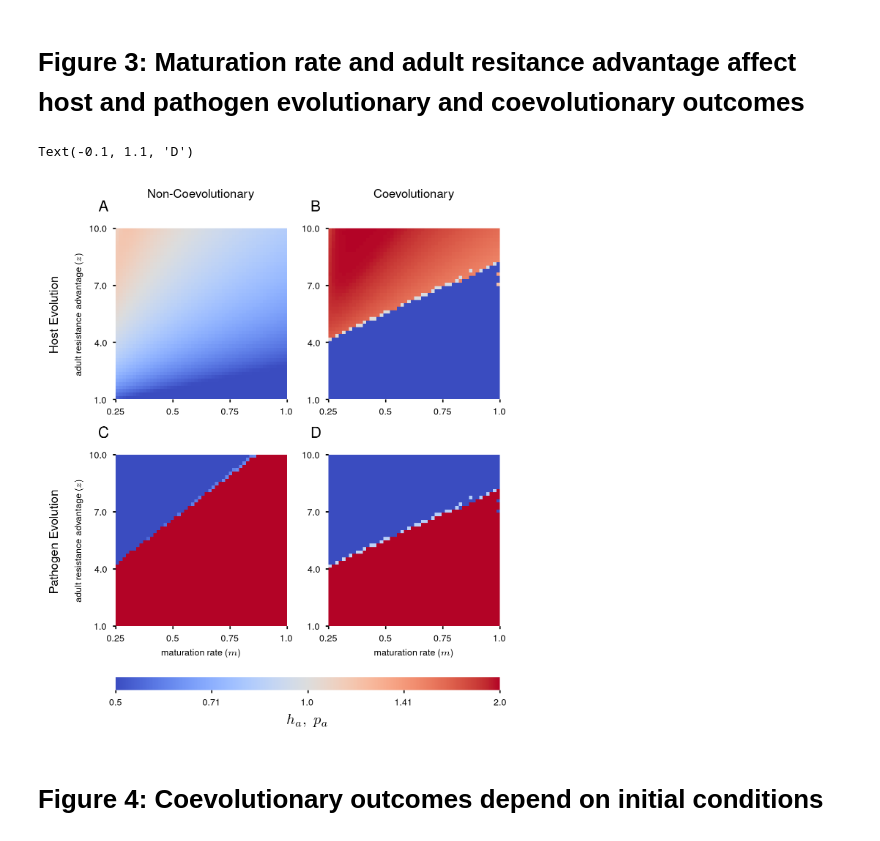
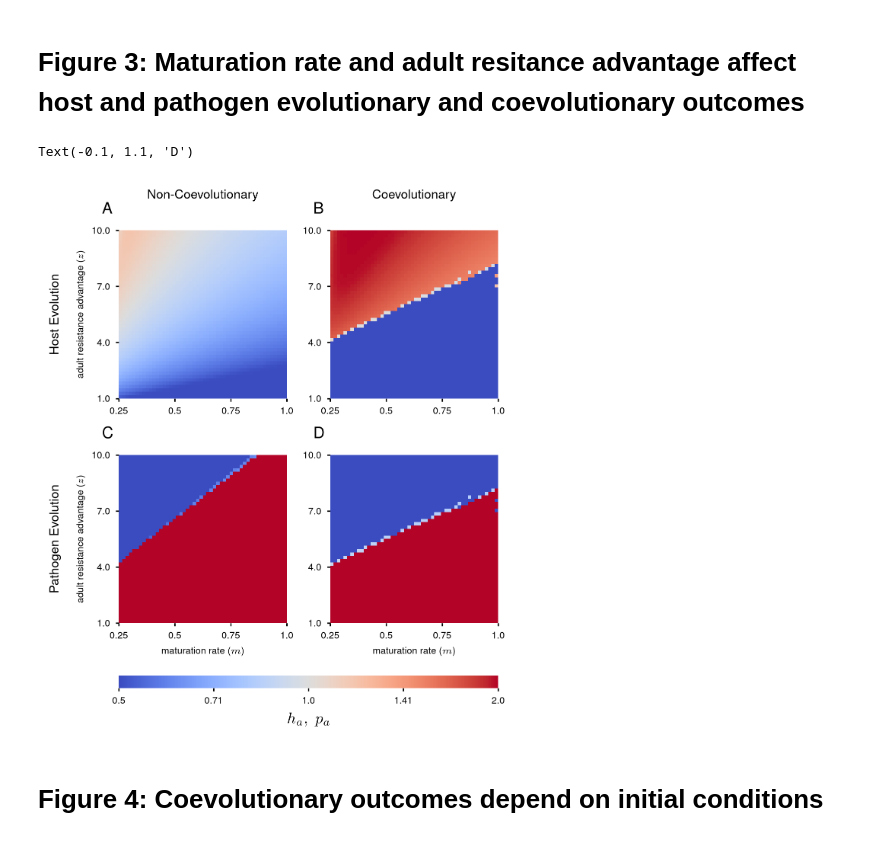
Before and after one commit to svhulse/transmission-coevolution, a Jupyter notebook: figures_main.ipynb, the cells around one changed output. Drawn from its saved outputs; the diff is of its cells as text; code cells hidden in the pictures.

```diff
--- a/figures_main.ipynb
+++ b/figures_main.ipynb
@@ -150,7 +150,7 @@ path_raster = RasterAnalysis(path_path, arg_x='m', arg_y='z')
 coevol_raster_50 = RasterAnalysis(coevol_path_50, arg_x='m', arg_y='z')
 coevol_raster_60 = RasterAnalysis(coevol_path_60, arg_x='m', arg_y='z')
 # %%
-fig, ax = plt.subplots(figsize=(5,5), ncols=2, nrows=2, layout='compressed')
+fig, ax = plt.subplots(ncols=2, nrows=2, layout='compressed')
 
 S_host, I_host, = host_raster.evol_plot()
 S_path, I_path, = path_raster.evol_plot()
@@ -166,34 +166,34 @@ ax[1,1].imshow(99 - I_coevol_50, cmap='coolwarm', vmin=0, vmax=99)
 for axis in ax.reshape(-1):
     axis.invert_yaxis()
     axis.set_frame_on(False)
     axis.tick_params('both', length=2)
 
 coevol_raster_60.label_axes(ax[0,0], (4, 4), label_x=False, label_y=True)
 coevol_raster_60.label_axes(ax[1,0], (4, 4), label_y=True, x_string=r'maturation rate ($m$)')
 coevol_raster_50.label_axes(ax[0,1], (4, 4), label_x=False, label_y=False)
 coevol_raster_50.label_axes(ax[1,1], (4, 4), label_y=False, x_string=r'maturation rate ($m$)')
 
 ax[0,0].set_title('Non-Coevolutionary', pad=20, fontsize=8)
 ax[0,1].set_title('Coevolutionary', pad=20, fontsize=8)
 
 ax[0,0].annotate('Host Evolution', xy=(0, 0.5), xytext=(-40,0), xycoords='axes fraction', textcoords='offset points', ha='center', va='center', rotation=90, fontsize=8)
 ax[1,0].annotate('Pathogen Evolution', xy=(0, 0.5), xytext=(-40,0), xycoords='axes fraction', textcoords='offset points', ha='center', va='center', rotation=90, fontsize=8)
 
 cbar = fig.colorbar(plot, ax=ax[:], location='bottom', aspect=30)
 cbar.ax.set_xticklabels(['Low Juvenile Transmission \n High Adult Transmission', 'High Juvenile Transmission \n Low Adult Transmission'])
 cbar.ax.tick_params(axis='both', which='both', length=2)
 cbar.ax.set_xticks(np.linspace(0, 99, 5))
 cbar.ax.set_xticklabels(np.round(np.logspace(-1, 1, 5, base=2), 2))
 cbar.set_label(r'$h_a,\ p_a$', fontsize=10)
 cbar.outline.set_visible(False)
 
 ax[0,0].annotate("A", xy=(-0.1, 1.1), xycoords="axes fraction", fontsize=plot_label_size)
 ax[0,1].annotate("B", xy=(-0.1, 1.1), xycoords="axes fraction", fontsize=plot_label_size)
 ax[1,0].annotate("C", xy=(-0.1, 1.1), xycoords="axes fraction", fontsize=plot_label_size)
 ax[1,1].annotate("D", xy=(-0.1, 1.1), xycoords="axes fraction", fontsize=plot_label_size)
 # %% [output]
 Text(-0.1, 1.1, 'D')
-[figure, old version]
+[figure, new version]
 # %% [markdown]
 # Figure 4: Coevolutionary outcomes depend on initial conditions #
 # %%
```
Also changed, not shown: parts of 3 cells of this notebook, 11 other files.
